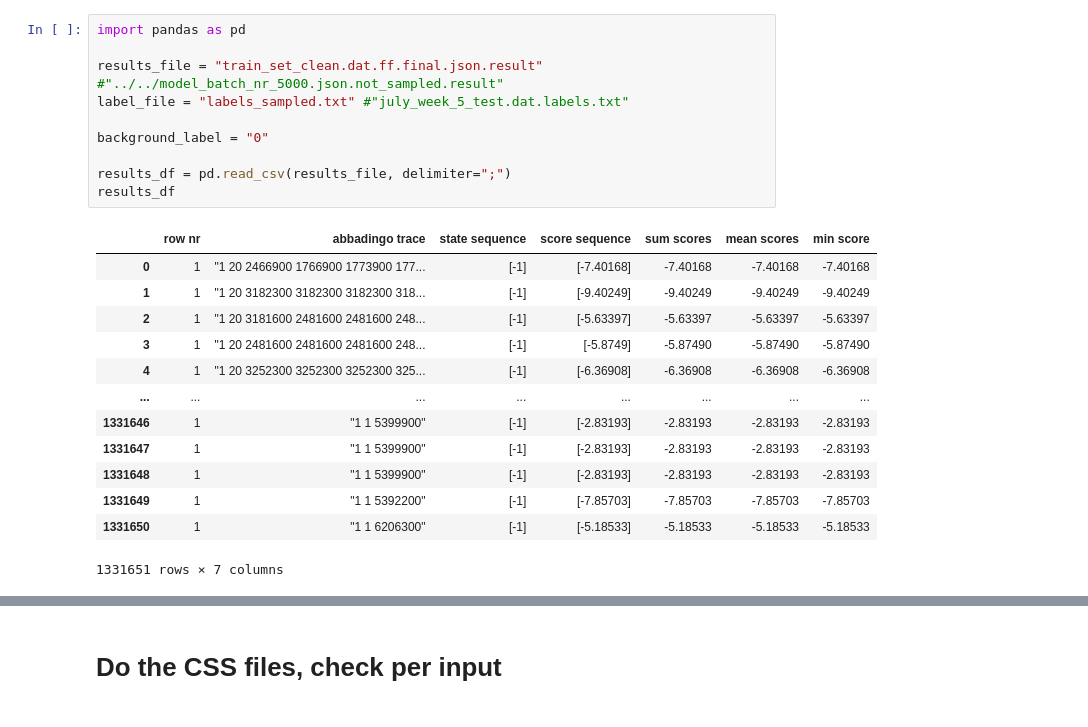
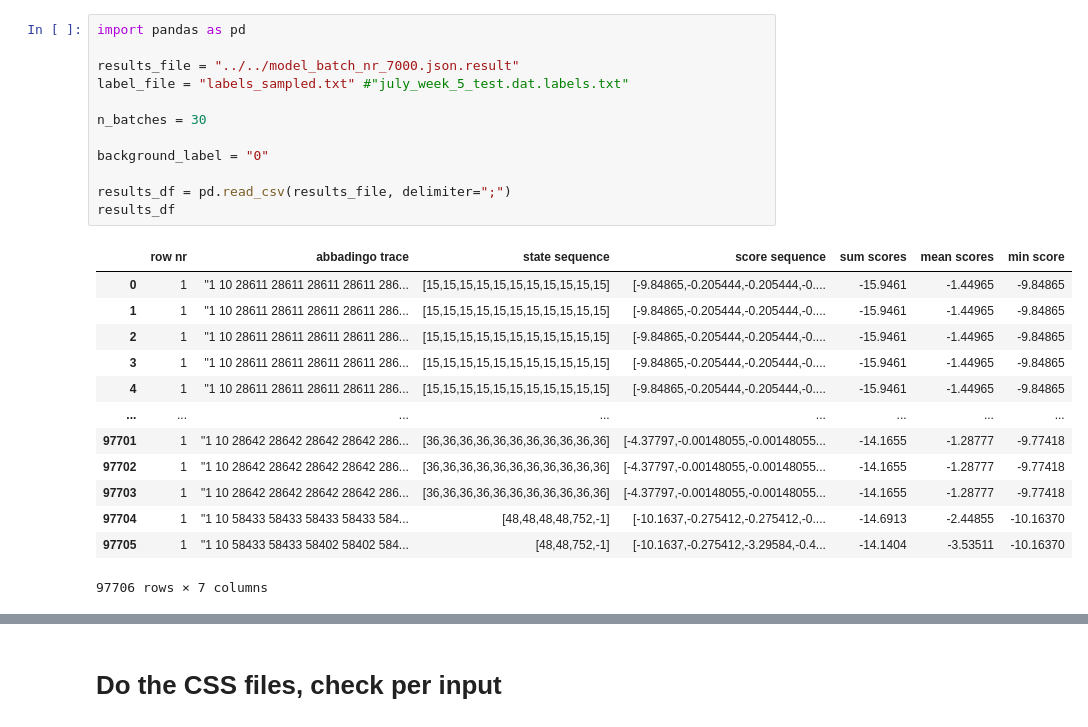
Before and after one commit to tudelft-cda-lab/FlexFringe, a Jupyter notebook: data/streaming/ROC_curves.ipynb, the cells around one changed output, grey strips where cells are left out. Drawn from its saved outputs; the diff is of its cells as text.

```diff
--- a/data/streaming/ROC_curves.ipynb
+++ b/data/streaming/ROC_curves.ipynb
@@ -1,24 +1,26 @@
 # %%
 import pandas as pd
 
-results_file = "train_set_clean.dat.ff.final.json.result" #"../../model_batch_nr_5000.json.not_sampled.result"
+results_file = "../../model_batch_nr_7000.json.result"
 label_file = "labels_sampled.txt" #"july_week_5_test.dat.labels.txt"
+
+n_batches = 30
 
 background_label = "0"
 
 results_df = pd.read_csv(results_file, delimiter=";")
 results_df
 # %% [output]
 |  | row nr | abbadingo trace | state sequence | score sequence | sum scores | mean scores | min score |
-| 0 | 1 | "1 20 2466900 1766900 1773900 177... | [-1] | [-7.40168] | -7.40168 | -7.40168 | -7.40168 |
-| 1 | 1 | "1 20 3182300 3182300 3182300 318... | [-1] | [-9.40249] | -9.40249 | -9.40249 | -9.40249 |
-| 2 | 1 | "1 20 3181600 2481600 2481600 248... | [-1] | [-5.63397] | -5.63397 | -5.63397 | -5.63397 |
-| 3 | 1 | "1 20 2481600 2481600 2481600 248... | [-1] | [-5.8749] | -5.87490 | -5.87490 | -5.87490 |
-| 4 | 1 | "1 20 3252300 3252300 3252300 325... | [-1] | [-6.36908] | -6.36908 | -6.36908 | -6.36908 |
+| 0 | 1 | "1 10 28611 28611 28611 28611 286... | [15,15,15,15,15,15,15,15,15,15,15] | [-9.84865,-0.205444,-0.205444,-0.... | -15.9461 | -1.44965 | -9.84865 |
+| 1 | 1 | "1 10 28611 28611 28611 28611 286... | [15,15,15,15,15,15,15,15,15,15,15] | [-9.84865,-0.205444,-0.205444,-0.... | -15.9461 | -1.44965 | -9.84865 |
+| 2 | 1 | "1 10 28611 28611 28611 28611 286... | [15,15,15,15,15,15,15,15,15,15,15] | [-9.84865,-0.205444,-0.205444,-0.... | -15.9461 | -1.44965 | -9.84865 |
+| 3 | 1 | "1 10 28611 28611 28611 28611 286... | [15,15,15,15,15,15,15,15,15,15,15] | [-9.84865,-0.205444,-0.205444,-0.... | -15.9461 | -1.44965 | -9.84865 |
+| 4 | 1 | "1 10 28611 28611 28611 28611 286... | [15,15,15,15,15,15,15,15,15,15,15] | [-9.84865,-0.205444,-0.205444,-0.... | -15.9461 | -1.44965 | -9.84865 |
 | ... | ... | ... | ... | ... | ... | ... | ... |
-| 1331646 | 1 | "1 1 5399900" | [-1] | [-2.83193] | -2.83193 | -2.83193 | -2.83193 |
-| 1331647 | 1 | "1 1 5399900" | [-1] | [-2.83193] | -2.83193 | -2.83193 | -2.83193 |
-| 1331648 | 1 | "1 1 5399900" | [-1] | [-2.83193] | -2.83193 | -2.83193 | -2.83193 |
-| 1331649 | 1 | "1 1 5392200" | [-1] | [-7.85703] | -7.85703 | -7.85703 | -7.85703 |
-| 1331650 | 1 | "1 1 6206300" | [-1] | [-5.18533] | -5.18533 | -5.18533 | -5.18533 |
+| 97701 | 1 | "1 10 28642 28642 28642 28642 286... | [36,36,36,36,36,36,36,36,36,36,36] | [-4.37797,-0.00148055,-0.00148055... | -14.1655 | -1.28777 | -9.77418 |
+| 97702 | 1 | "1 10 28642 28642 28642 28642 286... | [36,36,36,36,36,36,36,36,36,36,36] | [-4.37797,-0.00148055,-0.00148055... | -14.1655 | -1.28777 | -9.77418 |
+| 97703 | 1 | "1 10 28642 28642 28642 28642 286... | [36,36,36,36,36,36,36,36,36,36,36] | [-4.37797,-0.00148055,-0.00148055... | -14.1655 | -1.28777 | -9.77418 |
+| 97704 | 1 | "1 10 58433 58433 58433 58433 584... | [48,48,48,48,752,-1] | [-10.1637,-0.275412,-0.275412,-0.... | -14.6913 | -2.44855 | -10.16370 |
+| 97705 | 1 | "1 10 58433 58433 58402 58402 584... | [48,48,752,-1] | [-10.1637,-0.275412,-3.29584,-0.4... | -14.1404 | -3.53511 | -10.16370 |
-1331651 rows × 7 columns
+97706 rows × 7 columns
```
Also changed, not shown: parts of 15 cells of this notebook, 29 other files.
